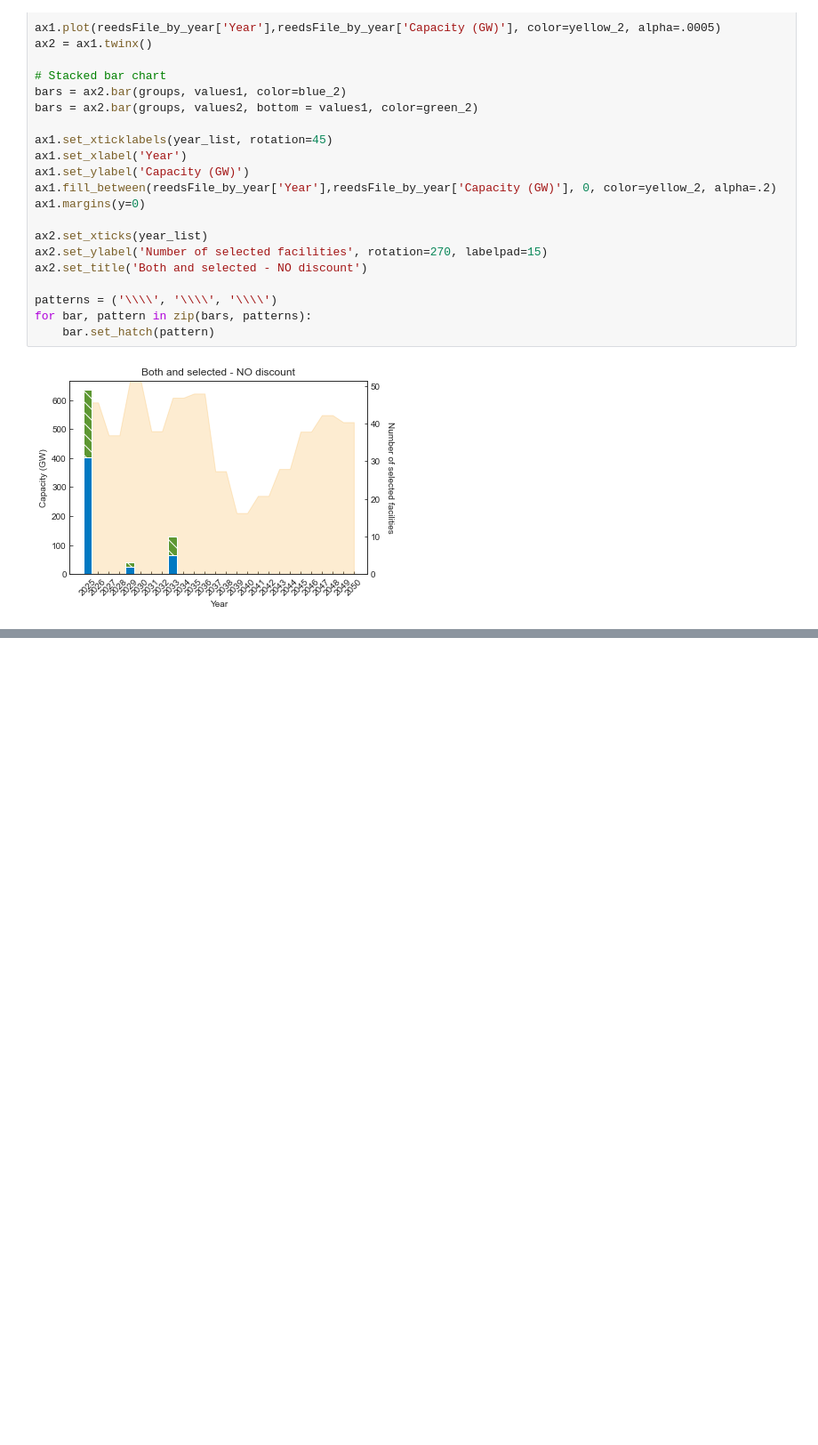
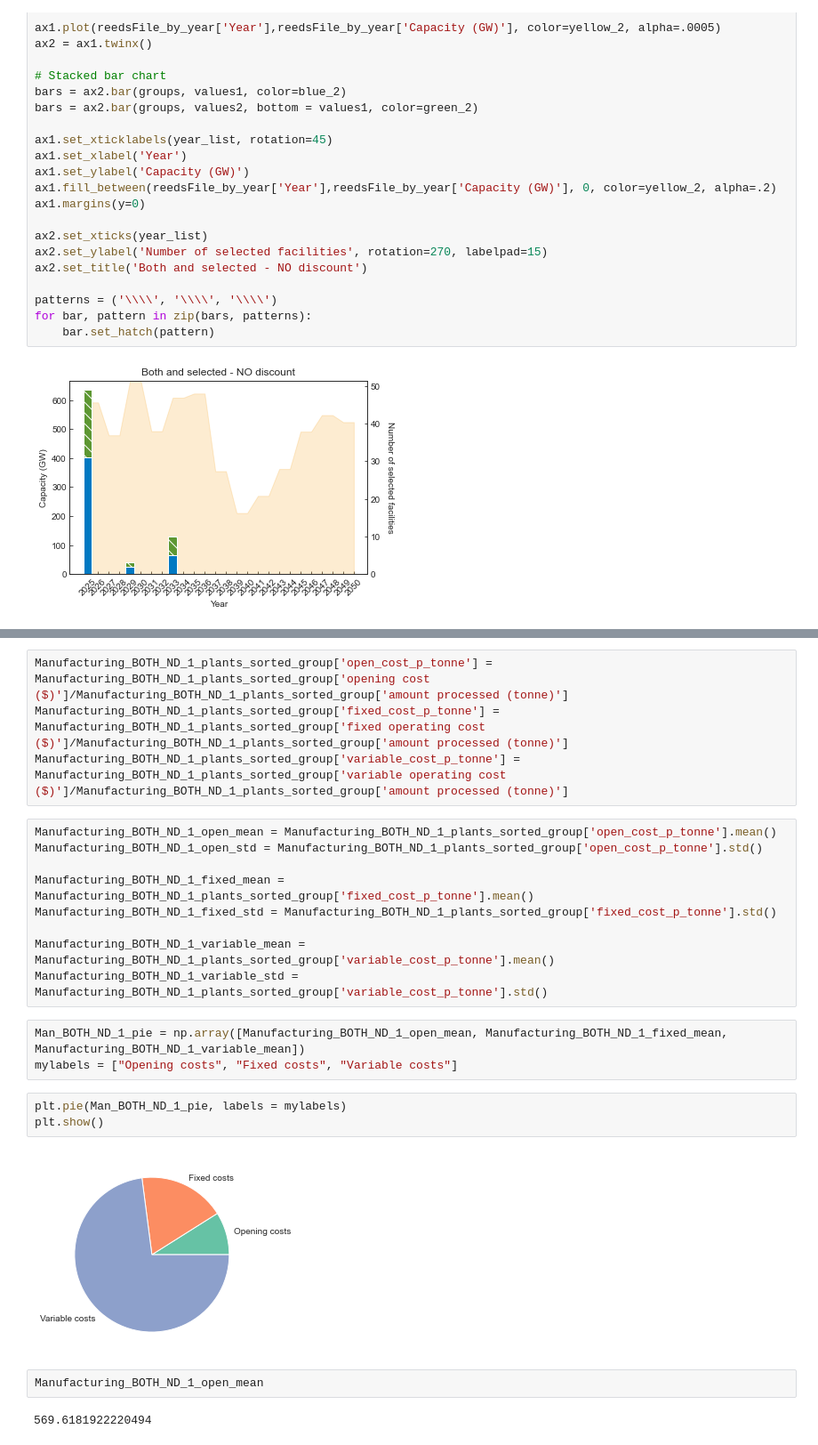
Before and after one commit to macmribo/RICE, a Jupyter notebook: 3_RELOG_simulation/manuscript_figure_generation/results.ipynb, the cells around one changed output, grey strips where cells are left out. Shown at 89% size. Cells and saved outputs as stored; diff of their text form; blank space fills up the shorter version.

```diff
--- a/3_RELOG_simulation/manuscript_figure_generation/results.ipynb
+++ b/3_RELOG_simulation/manuscript_figure_generation/results.ipynb
@@ -1083,0 +1143,25 @@ for bar, pattern in zip(bars, patterns):
+# %%
+Manufacturing_BOTH_ND_1_plants_sorted_group['open_cost_p_tonne'] = Manufacturing_BOTH_ND_1_plants_sorted_group['opening cost ($)']/Manufacturing_BOTH_ND_1_plants_sorted_group['amount processed (tonne)']
+Manufacturing_BOTH_ND_1_plants_sorted_group['fixed_cost_p_tonne'] = Manufacturing_BOTH_ND_1_plants_sorted_group['fixed operating cost ($)']/Manufacturing_BOTH_ND_1_plants_sorted_group['amount processed (tonne)']
+Manufacturing_BOTH_ND_1_plants_sorted_group['variable_cost_p_tonne'] = Manufacturing_BOTH_ND_1_plants_sorted_group['variable operating cost ($)']/Manufacturing_BOTH_ND_1_plants_sorted_group['amount processed (tonne)']
+# %%
+Manufacturing_BOTH_ND_1_open_mean = Manufacturing_BOTH_ND_1_plants_sorted_group['open_cost_p_tonne'].mean()
+Manufacturing_BOTH_ND_1_open_std = Manufacturing_BOTH_ND_1_plants_sorted_group['open_cost_p_tonne'].std()
+
+Manufacturing_BOTH_ND_1_fixed_mean = Manufacturing_BOTH_ND_1_plants_sorted_group['fixed_cost_p_tonne'].mean()
+Manufacturing_BOTH_ND_1_fixed_std = Manufacturing_BOTH_ND_1_plants_sorted_group['fixed_cost_p_tonne'].std()
+
+Manufacturing_BOTH_ND_1_variable_mean = Manufacturing_BOTH_ND_1_plants_sorted_group['variable_cost_p_tonne'].mean()
+Manufacturing_BOTH_ND_1_variable_std = Manufacturing_BOTH_ND_1_plants_sorted_group['variable_cost_p_tonne'].std()
+# %%
+Man_BOTH_ND_1_pie = np.array([Manufacturing_BOTH_ND_1_open_mean, Manufacturing_BOTH_ND_1_fixed_mean, Manufacturing_BOTH_ND_1_variable_mean])
+mylabels = ["Opening costs", "Fixed costs", "Variable costs"]
+# %%
+plt.pie(Man_BOTH_ND_1_pie, labels = mylabels)
+plt.show()
+# %% [output]
+[figure, added]
+# %%
+Manufacturing_BOTH_ND_1_open_mean
+# %% [output]
+569.6181922220494
```
Also changed, not shown: parts of 19 cells of this notebook, 47 other files.
